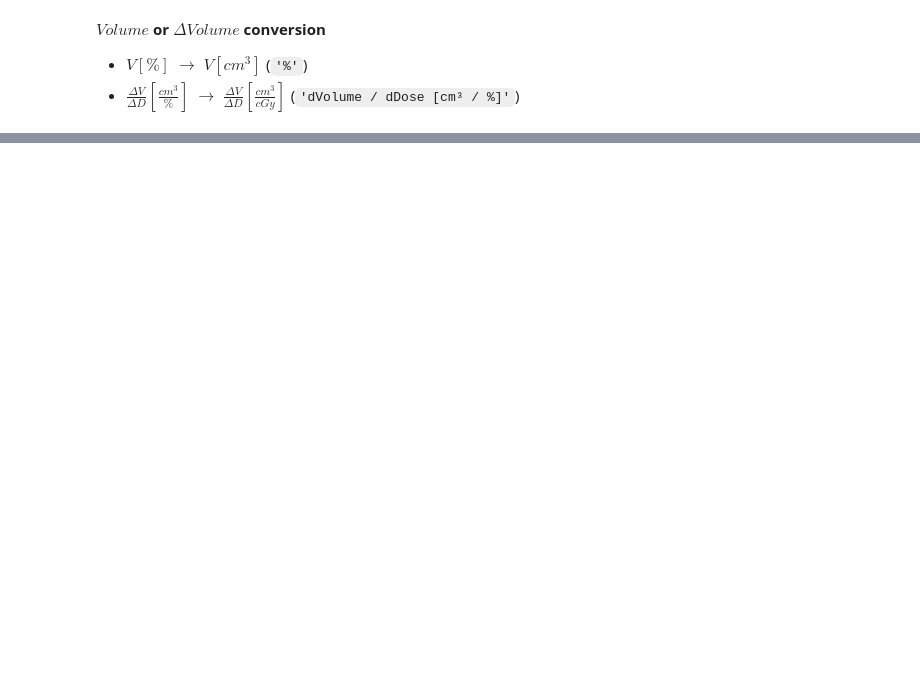
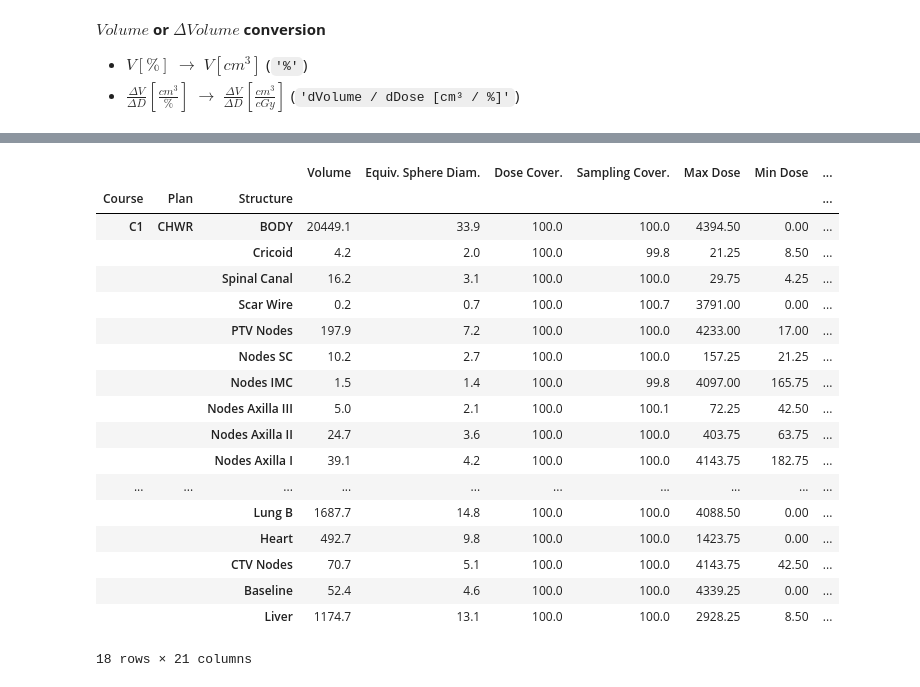
Before and after one commit to GregSal/sectionary, a Jupyter notebook: examples/read_dvh.ipynb, the cells around one changed output, grey strips where cells are left out. Drawn from its saved outputs; the diff is of its cells as text; code cells hidden in the pictures; blank space fills up the shorter version.

```diff
--- a/examples/read_dvh.ipynb
+++ b/examples/read_dvh.ipynb
@@ -1821,15 +2028,21 @@ def build_curve(dt, context):
 # %%
-structure_data_list = [dt['Structure'] for dt in combined_data]
-structure_data = pd.DataFrame(structure_data_list)
+def build_structure_table(combined_data: List[Dict[str, Any]],
+                          context: Dict[str, Any])->pd.DataFrame:
+    structure_data_list = [dt['Structure'] for dt in combined_data]
+    structure_data = pd.DataFrame(structure_data_list)
 
-index_columns = ['Course', 'Plan', 'Structure']
-unit_columns = [col for col in structure_data.columns if 'unit' in col]
+    index_columns = ['Course', 'Plan', 'Structure']
+    unit_columns = [col for col in structure_data.columns if 'unit' in col]
 
-structure_table = structure_data.drop(columns=unit_columns)
-structure_table.set_index(index_columns, inplace=True)
+    structure_table = structure_data.drop(columns=unit_columns)
+    structure_table.set_index(index_columns, inplace=True)
 
-context = all_plans.context
-unit_conversion, data_units = convert_units(structure_data, unit_columns,
-                                            index_columns, context)
-structure_table = structure_table * unit_conversion
+    unit_conversion, data_units = convert_units(structure_data, unit_columns,
+                                                index_columns, context)
+    structure_table = structure_table * unit_conversion
+    structure_table.drop(columns=['Approval Status', 'Dose Level'],
+                         inplace=True)
+
+    structure_table.sort_index(axis='columns', key=column_sort, inplace=True)
+    return structure_table
 # %%
@@ -1886,0 +2070,23 @@ dose_table
+# %%
+structure_table = build_structure_table(combined_data, context)
+structure_table
+# %% [output]
+|  |  |  | Volume | Equiv. Sphere Diam. | Dose Cover. | Sampling Cover. | Max Dose | Min Dose | ... |
+| Course | Plan | Structure |  |  |  |  |  |  | ... |
+| C1 | CHWR | BODY | 20449.1 | 33.9 | 100.0 | 100.0 | 4394.50 | 0.00 | ... |
+|  |  | Cricoid | 4.2 | 2.0 | 100.0 | 99.8 | 21.25 | 8.50 | ... |
+|  |  | Spinal Canal | 16.2 | 3.1 | 100.0 | 100.0 | 29.75 | 4.25 | ... |
+|  |  | Scar Wire | 0.2 | 0.7 | 100.0 | 100.7 | 3791.00 | 0.00 | ... |
+|  |  | PTV Nodes | 197.9 | 7.2 | 100.0 | 100.0 | 4233.00 | 17.00 | ... |
+|  |  | Nodes SC | 10.2 | 2.7 | 100.0 | 100.0 | 157.25 | 21.25 | ... |
+|  |  | Nodes IMC | 1.5 | 1.4 | 100.0 | 99.8 | 4097.00 | 165.75 | ... |
+|  |  | Nodes Axilla III | 5.0 | 2.1 | 100.0 | 100.1 | 72.25 | 42.50 | ... |
+|  |  | Nodes Axilla II | 24.7 | 3.6 | 100.0 | 100.0 | 403.75 | 63.75 | ... |
+|  |  | Nodes Axilla I | 39.1 | 4.2 | 100.0 | 100.0 | 4143.75 | 182.75 | ... |
+| ... | ... | ... | ... | ... | ... | ... | ... | ... | ... |
+|  |  | Lung B | 1687.7 | 14.8 | 100.0 | 100.0 | 4088.50 | 0.00 | ... |
+|  |  | Heart | 492.7 | 9.8 | 100.0 | 100.0 | 1423.75 | 0.00 | ... |
+|  |  | CTV Nodes | 70.7 | 5.1 | 100.0 | 100.0 | 4143.75 | 42.50 | ... |
+|  |  | Baseline | 52.4 | 4.6 | 100.0 | 100.0 | 4339.25 | 0.00 | ... |
+|  |  | Liver | 1174.7 | 13.1 | 100.0 | 100.0 | 2928.25 | 8.50 | ... |
+18 rows × 21 columns
```
Also changed, not shown: parts of 28 cells of this notebook.
